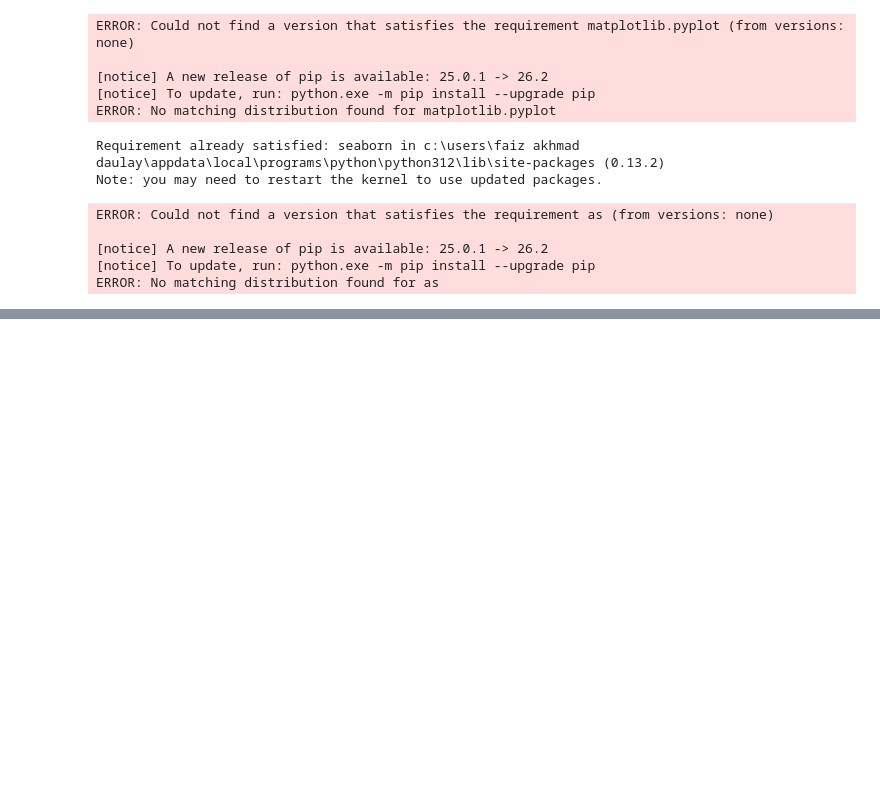
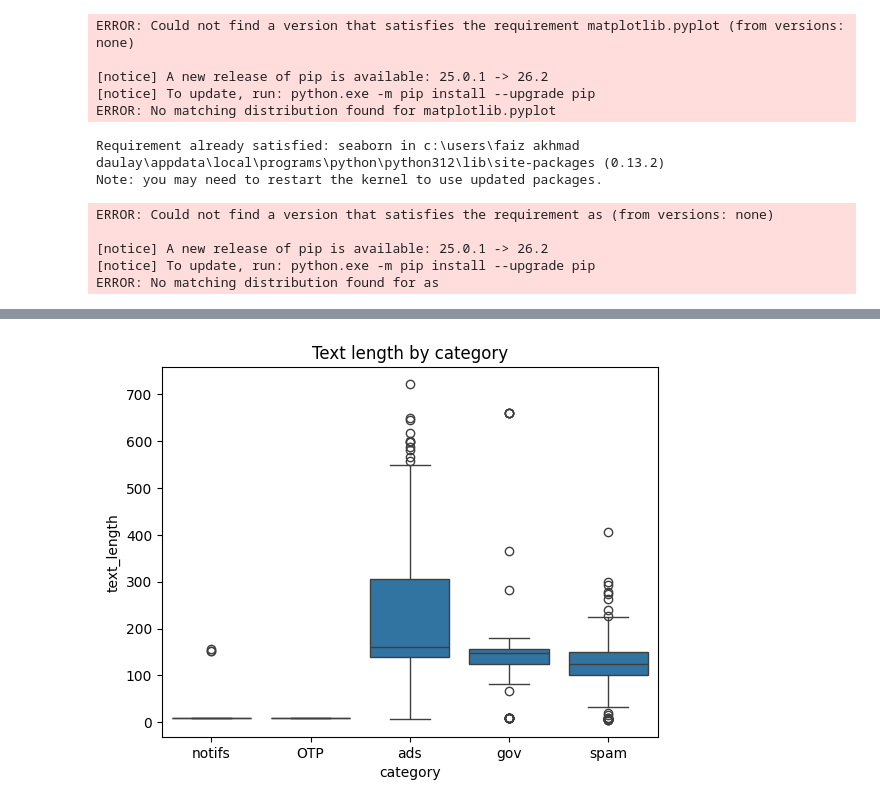
Before and after one commit to fzkmdly/Email_spam, a Jupyter notebook: EmailSpam_4.ipynb, the cells around one changed output, grey strips where cells are left out. Cells and saved outputs as stored; diff of their text form; code cells hidden in the pictures; blank space fills up the shorter version.

```diff
--- a/EmailSpam_4.ipynb
+++ b/EmailSpam_4.ipynb
@@ -41,0 +178,3 @@ ERROR: No matching distribution found for as
+# %%
+df['text_length'] = df['text'].apply(lambda x : len(str(x)))
+df['word_count'] = df['text'].apply(lambda x : len(str(x).split()))
@@ -41,0 +191,6 @@ ERROR: No matching distribution found for as
+# %%
+sns.boxplot(df, x='category', y='text_length')
+plt.title("Text length by category")
+plt.show()
+# %% [output]
+[figure, added]
```
Also changed, not shown: parts of 43 cells of this notebook.
